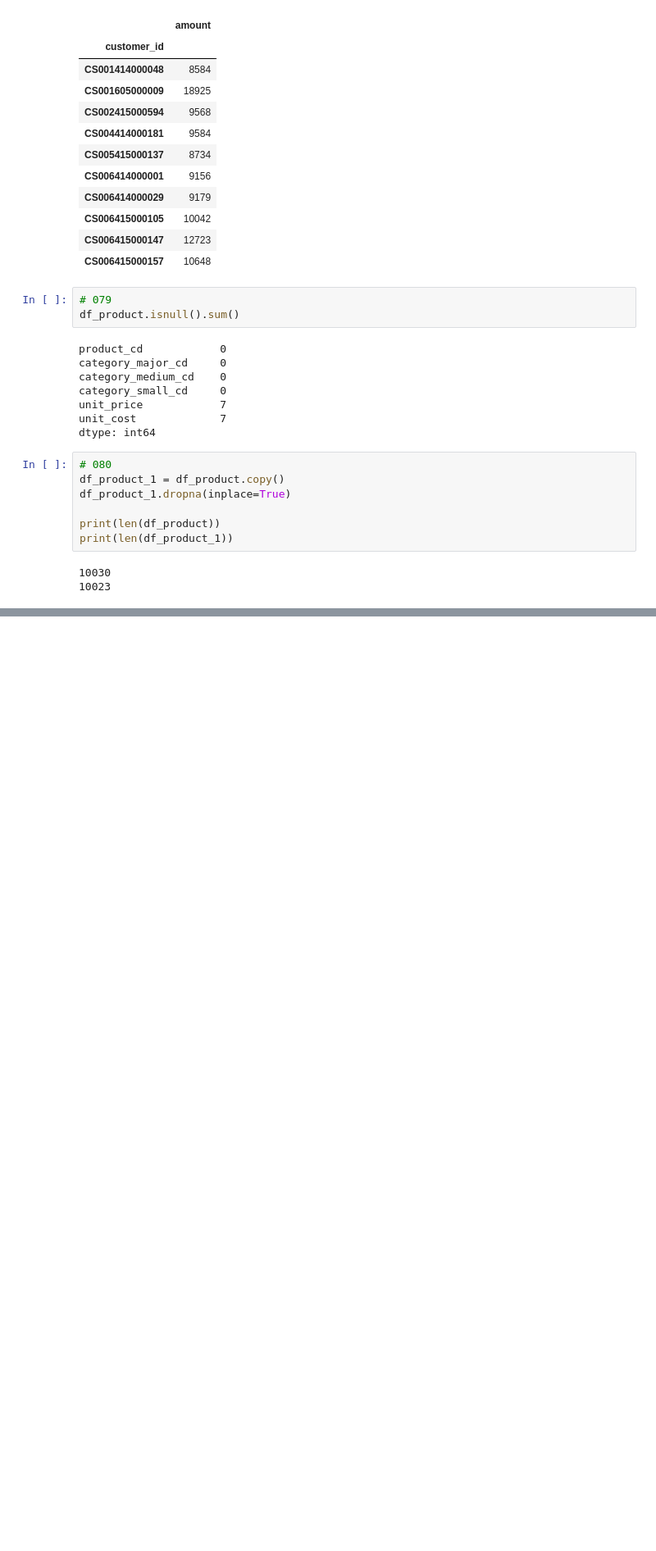
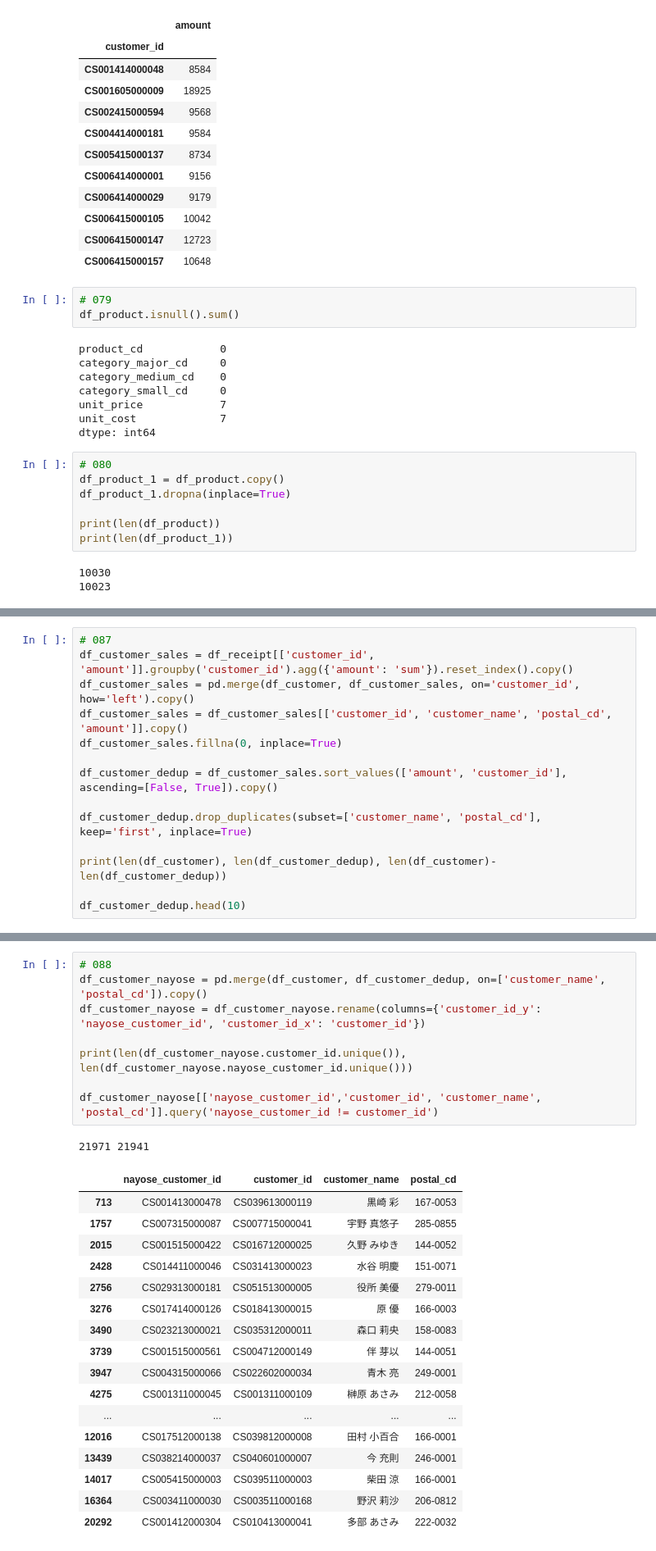
Before and after one commit to snaga/100knocks-preprocess, a Jupyter notebook: 100knocks-preprocess.ipynb, the cells around one changed output, grey strips where cells are left out. Shown: that part at 82% size. Cells and saved outputs as stored; diff of their text form; blank space fills up the shorter version.

```diff
--- a/100knocks-preprocess.ipynb
+++ b/100knocks-preprocess.ipynb
@@ -1315,0 +1510,14 @@ print(len(df_product_1))
+# %%
+# 087
+df_customer_sales = df_receipt[['customer_id', 'amount']].groupby('customer_id').agg({'amount': 'sum'}).reset_index().copy()
+df_customer_sales = pd.merge(df_customer, df_customer_sales, on='customer_id', how='left').copy()
+df_customer_sales = df_customer_sales[['customer_id', 'customer_name', 'postal_cd', 'amount']].copy()
+df_customer_sales.fillna(0, inplace=True)
+
+df_customer_dedup = df_customer_sales.sort_values(['amount', 'customer_id'], ascending=[False, True]).copy()
+
+df_customer_dedup.drop_duplicates(subset=['customer_name', 'postal_cd'], keep='first', inplace=True)
+
+print(len(df_customer), len(df_customer_dedup), len(df_customer)-len(df_customer_dedup))
+
+df_customer_dedup.head(10)
@@ -1315,0 +1537,27 @@ print(len(df_product_1))
+# %%
+# 088
+df_customer_nayose = pd.merge(df_customer, df_customer_dedup, on=['customer_name', 'postal_cd']).copy()
+df_customer_nayose = df_customer_nayose.rename(columns={'customer_id_y': 'nayose_customer_id', 'customer_id_x': 'customer_id'})
+
+print(len(df_customer_nayose.customer_id.unique()), len(df_customer_nayose.nayose_customer_id.unique()))
+
+df_customer_nayose[['nayose_customer_id','customer_id', 'customer_name', 'postal_cd']].query('nayose_customer_id != customer_id')
+# %% [output]
+21971 21941
+|  | nayose_customer_id | customer_id | customer_name | postal_cd |
+| 713 | CS001413000478 | CS039613000119 | 黒崎 彩 | 167-0053 |
+| 1757 | CS007315000087 | CS007715000041 | 宇野 真悠子 | 285-0855 |
+| 2015 | CS001515000422 | CS016712000025 | 久野 みゆき | 144-0052 |
+| 2428 | CS014411000046 | CS031413000023 | 水谷 明慶 | 151-0071 |
+| 2756 | CS029313000181 | CS051513000005 | 役所 美優 | 279-0011 |
+| 3276 | CS017414000126 | CS018413000015 | 原 優 | 166-0003 |
+| 3490 | CS023213000021 | CS035312000011 | 森口 莉央 | 158-0083 |
+| 3739 | CS001515000561 | CS004712000149 | 伴 芽以 | 144-0051 |
+| 3947 | CS004315000066 | CS022602000034 | 青木 亮 | 249-0001 |
+| 4275 | CS001311000045 | CS001311000109 | 榊原 あさみ | 212-0058 |
+| ... | ... | ... | ... | ... |
+| 12016 | CS017512000138 | CS039812000008 | 田村 小百合 | 166-0001 |
+| 13439 | CS038214000037 | CS040601000007 | 今 充則 | 246-0001 |
+| 14017 | CS005415000003 | CS039511000003 | 柴田 涼 | 166-0001 |
+| 16364 | CS003411000030 | CS003511000168 | 野沢 莉沙 | 206-0812 |
+| 20292 | CS001412000304 | CS010413000041 | 多部 あさみ | 222-0032 |
```
Also changed, not shown: parts of 10 cells of this notebook.
